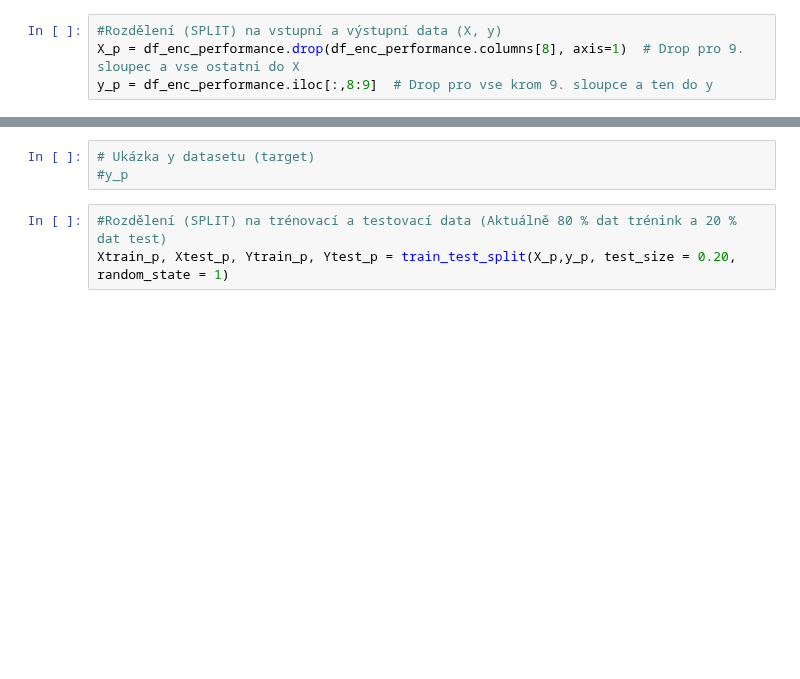
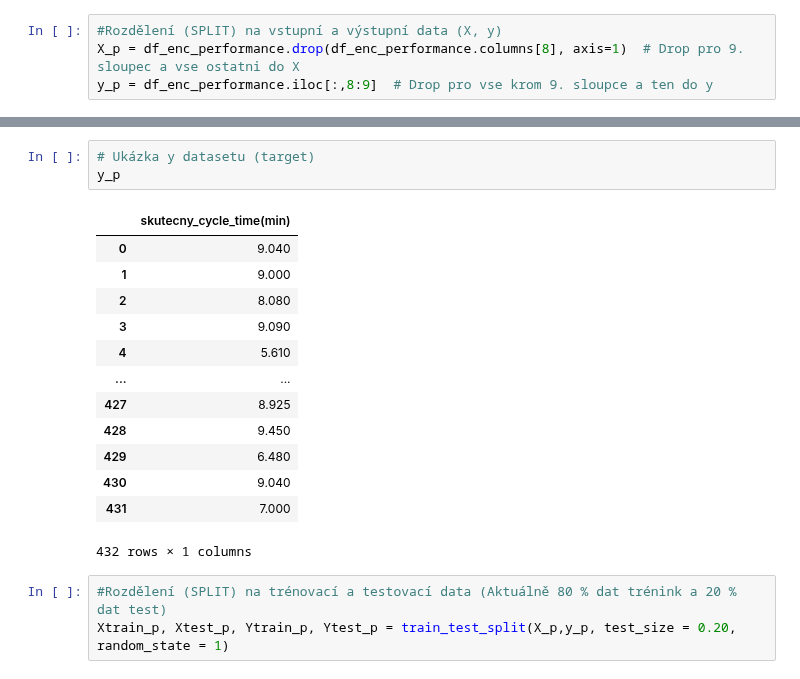
Before and after one commit to GeorgeWbk/dp2024, a Jupyter notebook: Diplomka.ipynb, the cells around one changed output, grey strips where cells are left out. Saved outputs shown, nothing was run; the diff lists cells and outputs as text; blank space fills up the shorter version.

```diff
--- a/Diplomka.ipynb
+++ b/Diplomka.ipynb
@@ -272,6 +256,20 @@ y_p = df_enc_performance.iloc[:,8:9]  # Drop pro vse krom 9. sloupce a ten do y
 # %%
 # Ukázka y datasetu (target)
-#y_p
+y_p
+# %% [output]
+|  | skutecny_cycle_time(min) |
+| 0 | 9.040 |
+| 1 | 9.000 |
+| 2 | 8.080 |
+| 3 | 9.090 |
+| 4 | 5.610 |
+| ... | ... |
+| 427 | 8.925 |
+| 428 | 9.450 |
+| 429 | 6.480 |
+| 430 | 9.040 |
+| 431 | 7.000 |
+432 rows × 1 columns
 # %%
 #Rozdělení (SPLIT) na trénovací a testovací data (Aktuálně 80 % dat trénink a 20 % dat test)
 Xtrain_p, Xtest_p, Ytrain_p, Ytest_p = train_test_split(X_p,y_p, test_size = 0.20, random_state = 1)
```
Also changed, not shown: parts of 48 cells of this notebook.
